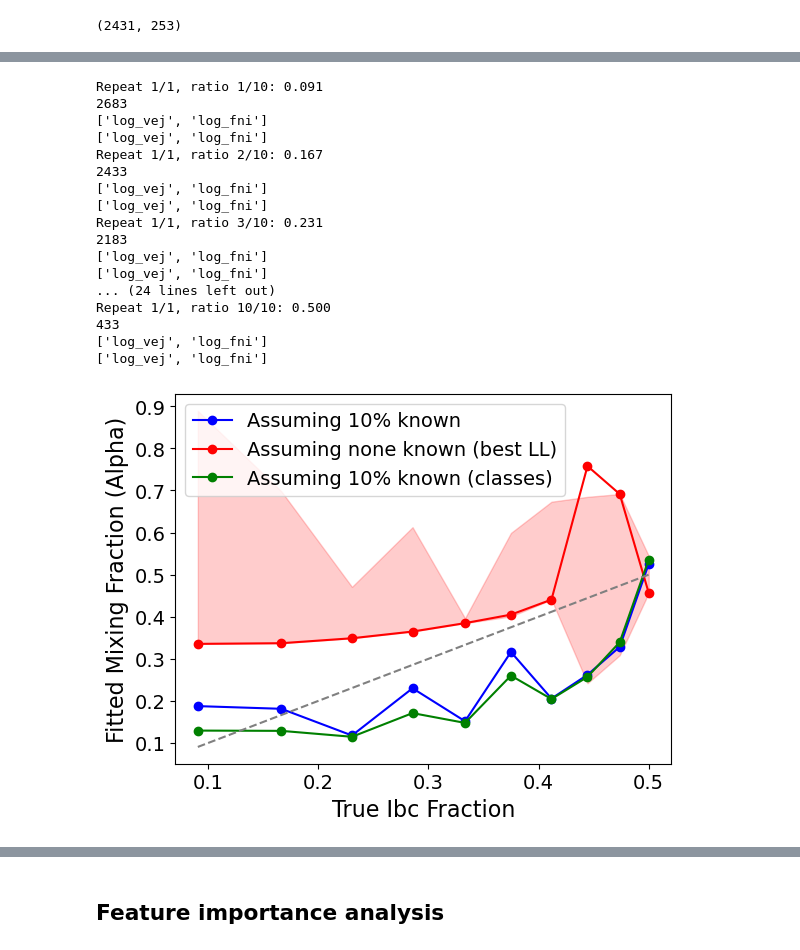
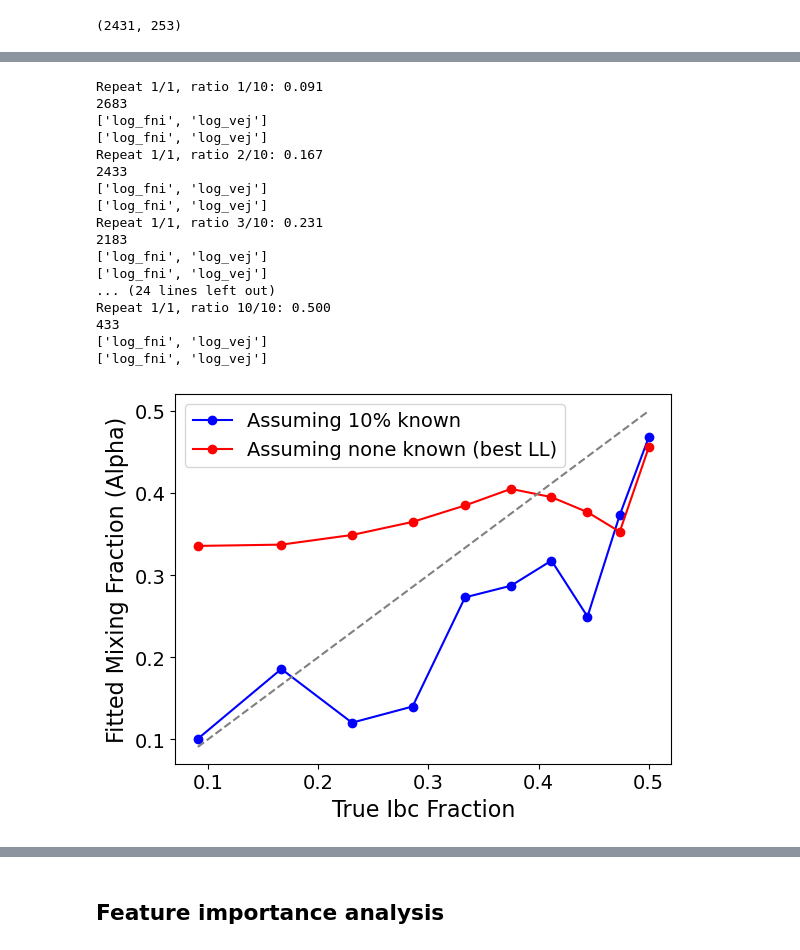
Before and after one commit to asmuzsoy/beams_ext, a Jupyter notebook: separate_parameters.ipynb, the cells around one changed output, grey strips where cells are left out. Saved outputs shown, nothing was run; the diff lists cells and outputs as text; code cells hidden in the pictures.

```diff
--- a/separate_parameters.ipynb
+++ b/separate_parameters.ipynb
@@ -1081,6 +1081,15 @@ def fit_gmm(sn_sample = all_sne, initial_alpha = 0.5, verbose = False, random_se
         gammas_a[param_name] /= gamma_total
         gammas_b[param_name] /= gamma_total
 
+
+    # Align components across parameters to prevent label switching
+    # Use the first parameter as reference
+    ref_param = params_to_use[0]
+    for param in params_to_use[1:]:
+        corr = np.corrcoef(gammas_a[ref_param], gammas_a[param])[0, 1]
+        if corr < 0:
+            gammas_a[param], gammas_b[param] = gammas_b[param], gammas_a[param]
+
     return alpha, lls[-1], gammas_a, gammas_b, fit_params
 # %%
 def classify_sample(sn_sample, gammas_a, gammas_b):
@@ -1389,10 +1398,10 @@ acc_labels = ['Overall Accuracy', 'Ia Accuracy', 'Ibc Accuracy']
 acc_colors = ['blue', 'green', 'orange']
 for k in range(3):
     plt.plot(ratios, results_spec['accuracies_best'][k, :], marker='o', color=acc_colors[k], label=acc_labels[k])
-    plt.fill_between(ratios,
-                     results_spec['accuracies_lo'][k, :],
-                     results_spec['accuracies_hi'][k, :],
-                     alpha=0.2, color=acc_colors[k])
+    # plt.fill_between(ratios,
+    #                  results_spec['accuracies_lo'][k, :],
+    #                  results_spec['accuracies_hi'][k, :],
+    #                  alpha=0.2, color=acc_colors[k])
 plt.xlabel("True Ibc Fraction", fontsize=16)
 plt.ylabel("Classification Accuracy", fontsize=16)
 plt.xticks(fontsize=14)
@@ -1423,7 +1432,7 @@ plt.show()
 # %%
 known_sne = np.random.choice(all_sne, size=int(0.1 * len(all_sne)), replace=False)
 
-def fit_gmm_fix_some_classes(sn_sample = all_sne, initial_alpha = 0.45, verbose = False,
+def fit_gmm_fix_some_classes(sn_sample = all_sne, initial_alpha = 0.1, verbose = False, random_seed=None,
                              entropy_lambda=0.0):
     """
     Parameters
@@ -1559,6 +1568,15 @@ def fit_gmm_fix_some_classes(sn_sample = all_sne, initial_alpha = 0.45, verbose
         gammas_a[param_name] /= gamma_total
         gammas_b[param_name] /= gamma_total
 
+
+    # Align components across parameters to prevent label switching
+    # Use the first parameter as reference
+    ref_param = params_to_use[0]
+    for param in params_to_use[1:]:
+        corr = np.corrcoef(gammas_a[ref_param], gammas_a[param])[0, 1]
+        if corr < 0:
+            gammas_a[param], gammas_b[param] = gammas_b[param], gammas_a[param]
+
     return alpha, lls[-1], gammas_a, gammas_b, fit_params
 # %%
 fixed_alpha, _, fixed_gammas_a, fixed_gammas_b, fit_params = fit_gmm_fix_some_classes(all_sne,  verbose = True)
@@ -1663,42 +1681,44 @@ plt.show()
 # %%
 final_alphas_fixed, accuracies_fixed, dumb_mixing_fractions_fixed, known_fitting_results = mixing_fraction_analysis(true_ia_sne, true_ibc_sne, ratios,
                                                                 fitting_method=fit_gmm_fix_some_classes)
 
-plt.plot(ratios, 1 - np.array(final_alphas_fixed), marker='o', color='blue', label='Assuming 10% known')
-plt.plot(ratios, 1 - results_spec['alphas_best'], marker='o', color='red', label='Assuming none known (median)')
-plt.fill_between(ratios,
-                 1 - results_spec['alphas_hi'],
-                 1 - results_spec['alphas_lo'],
-                 alpha=0.2, color='red')
-plt.plot(ratios, 1 - np.array(dumb_mixing_fractions_fixed), marker='o', color='green', label='Assuming 10% known (classes)')
+
+final_alphas_fixed = [alpha if alpha <= 0.5 else 1 - alpha for alpha in final_alphas_fixed]
+plt.plot(ratios, final_alphas_fixed, marker='o', color='blue', label='Assuming 10% known')
+plt.plot(ratios, best_alphas, marker='o', color='red', label='Assuming none known (best LL)')
+# plt.fill_between(ratios,
+#                  1 - results_spec['alphas_hi'],
+#                  1 - results_spec['alphas_lo'],
+#                  alpha=0.2, color='red')
+# plt.plot(ratios, 1 - np.array(dumb_mixing_fractions_fixed), marker='o', color='green', label='Assuming 10% known (classes)')
 
 plt.plot(ratios, ratios, linestyle='--', color='gray')
 plt.xlabel("True Ibc Fraction", fontsize=16)
 plt.ylabel("Fitted Mixing Fraction (Alpha)", fontsize=16)
 plt.xticks(fontsize=14)
 plt.yticks(fontsize=14)
 plt.legend(fontsize=14)
 plt.savefig("figures/alpha_vs_true_fraction.pdf", bbox_inches='tight')
 plt.show()
 # %% [output]
 Repeat 1/1, ratio 1/10: 0.091
 2683
-['log_vej', 'log_fni']
-['log_vej', 'log_fni']
+['log_fni', 'log_vej']
+['log_fni', 'log_vej']
 Repeat 1/1, ratio 2/10: 0.167
 2433
-['log_vej', 'log_fni']
-['log_vej', 'log_fni']
+['log_fni', 'log_vej']
+['log_fni', 'log_vej']
 Repeat 1/1, ratio 3/10: 0.231
 2183
-['log_vej', 'log_fni']
-['log_vej', 'log_fni']
+['log_fni', 'log_vej']
+['log_fni', 'log_vej']
 ... (24 lines left out)
 Repeat 1/1, ratio 10/10: 0.500
 433
-['log_vej', 'log_fni']
-['log_vej', 'log_fni']
+['log_fni', 'log_vej']
+['log_fni', 'log_vej']
-[figure, old version]
+[figure, new version]
 # %%
 plot_gmm_iterations(known_fitting_results)
 # %% [output]
```
Also changed, not shown: parts of 16 cells of this notebook, 1 other file.
